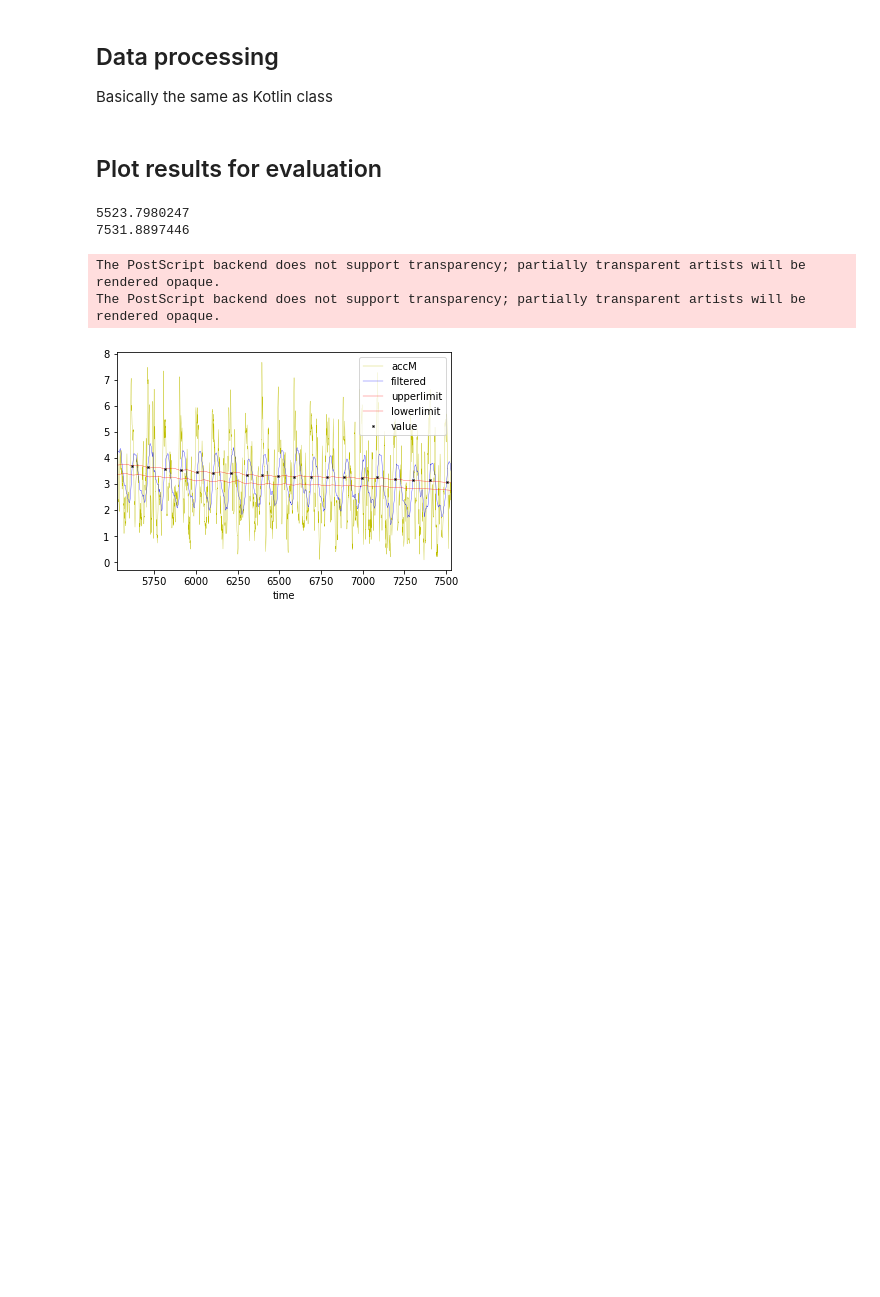
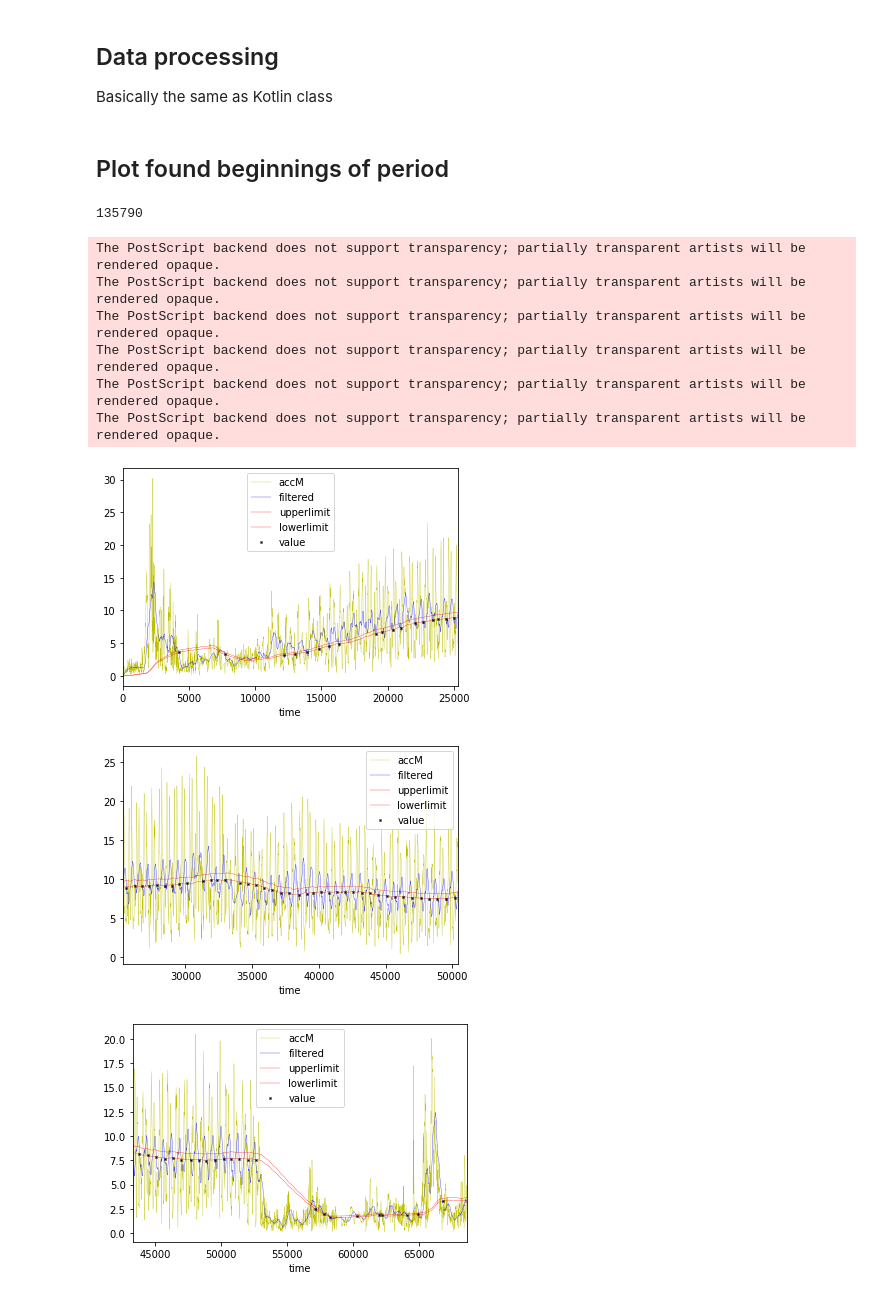
Before and after one commit to shashank-agg/Cyclerr, a Jupyter notebook: analysis/cadence-by-filtering.ipynb, the cells around one changed output. Drawn from its saved outputs; the diff is of its cells as text; code cells hidden in the pictures; blank space fills up the shorter version.

Commit message:
Update analysis scripts

```diff
--- a/analysis/cadence-by-filtering.ipynb
+++ b/analysis/cadence-by-filtering.ipynb
@@ -7,33 +7,38 @@ import matplotlib.pyplot as plt
 ## Import recorded raw data
 # %%
 # Load Row data into pandas
-df = pd.read_csv("data/rawdata_2019-11-07T14:30:16.925Z.csv", names =['time', 'accX', 'accY', 'accZ', 'accuracy'])
+#df = pd.read_csv("data/rawdata_2019-11-09T19:59:51-slow.csv", names =['time', 'accX', 'accY', 'accZ', 'accuracy'])
+df = pd.read_csv("data/rawdata_2019-11-09T20:01:46-fast.csv", names =['time', 'accX', 'accY', 'accZ', 'accuracy'])
+# df = pd.read_csv("data/rawdata_2019-11-09T22:40-mixed.csv", names =['time', 'accX', 'accY', 'accZ', 'accuracy'])
 # %% [markdown]
 ## Data processing
 Basically the same as Kotlin class
 # %%
+# parameters:
+n = 70       # the larger n is, the smoother curve will be
+n_avg = 500 # elements used to calculate average
+band_width = 0.08  #
+
 # Make time starting from 0 and convert to ms
 init_time = df.time[0]
-df.time = (df.time - init_time)/10e6
+df.time = (df.time - init_time)/1e6
 
 # Calculate magnitude of acceleration vector
 df['accM'] = np.sqrt(df.accX*df.accX + df.accY*df.accY + df.accZ*df.accZ)
 
-# Filter with moving average
-n = 70  # the larger n is, the smoother curve will be
+# Filter with moving average over n elements
 b = [1.0 / n] * n
 a = 1
 df['filtered'] = signal.lfilter(b,a,df['accM'])
 
 # Calculate average of last 2000 elements
-n = 2000  # the larger n is, the smoother curve will be
-b = [1.0 / n] * n
+b = [1.0 / n_avg] * n_avg
 a = 1
 df['running_avg'] = signal.lfilter(b,a,df['filtered'])
 
 # Define limits
-df['upperlimit'] = df['running_avg']*1.05
-df['lowerlimit'] = df['running_avg']*0.95
+df['upperlimit'] = df['running_avg']*(1 + band_width/2.0)
+df['lowerlimit'] = df['running_avg']*(1 - band_width/2.0)
 
 # Detect when limits are crossed
 rows_list = []
@@ -42,28 +47,38 @@ isBelow = False
 for tuple in df.itertuples():
     if isBelow and tuple.filtered > tuple.upperlimit:
         isBelow = False
-        rows_list.append({'time': tuple.time, 'value': tuple.filtered})
 
     if (not isBelow) and (tuple.filtered < tuple.lowerlimit) :
         isBelow = True
+        rows_list.append({'time': tuple.time, 'value': tuple.filtered})
 
 df2 = pd.DataFrame(rows_list)
-# %% [markdown]
-## Plot results for evaluation
+# %% [markdown]
+## Plot found beginnings of period
 # %%
-# Limit data to certain window
-df = df.head(15000).tail(4000)
-start = df.time.iloc[0]
-end = df.time.iloc[-1]
-df2 = df2[(start < df2['time']) & (df2['time'] < end)]
+print(df.size)
 
-ax = df.plot(x = 'time', y=['accM', 'filtered', 'upperlimit', 'lowerlimit'], color ='ybrr', kind = 'line', linewidth=0.3)
+n_windows = int(df.time.size/5000)+1
 
-df2.plot(x='time', y='value', linestyle='None', marker='x', color='k', markersize=2, ax=ax)
-plt.savefig('detection.eps', format='eps')
+for i in range(n_windows):
+    # Limit data to certain window
+    df_part = df.head(5000*(1+i)).tail(5000)
+    start = df_part.time.iloc[0]
+    end = df_part.time.iloc[-1]
+    df2_part = df2[(start < df2['time']) & (df2['time'] < end)]
+
+    ax = df_part.plot(x = 'time', y=['accM', 'filtered', 'upperlimit', 'lowerlimit'], color ='ybrr', kind = 'line', linewidth=0.3)
+
+    df2_part.plot(x='time', y='value', linestyle='None', marker='x', color='k', markersize=2, ax=ax)
+    plt.savefig('fast-detection'+str(i)+'.eps', format='eps')
 # %% [output]
-5523.7980247
-7531.8897446
+135790
 The PostScript backend does not support transparency; partially transparent artists will be rendered opaque.
 The PostScript backend does not support transparency; partially transparent artists will be rendered opaque.
+The PostScript backend does not support transparency; partially transparent artists will be rendered opaque.
+The PostScript backend does not support transparency; partially transparent artists will be rendered opaque.
+The PostScript backend does not support transparency; partially transparent artists will be rendered opaque.
+The PostScript backend does not support transparency; partially transparent artists will be rendered opaque.
-[figure, old version]
+[figure, new version]
+[figure, added]
+[figure, added]
```
Also changed, not shown: parts of 2 cells of this notebook, 1 other file.
